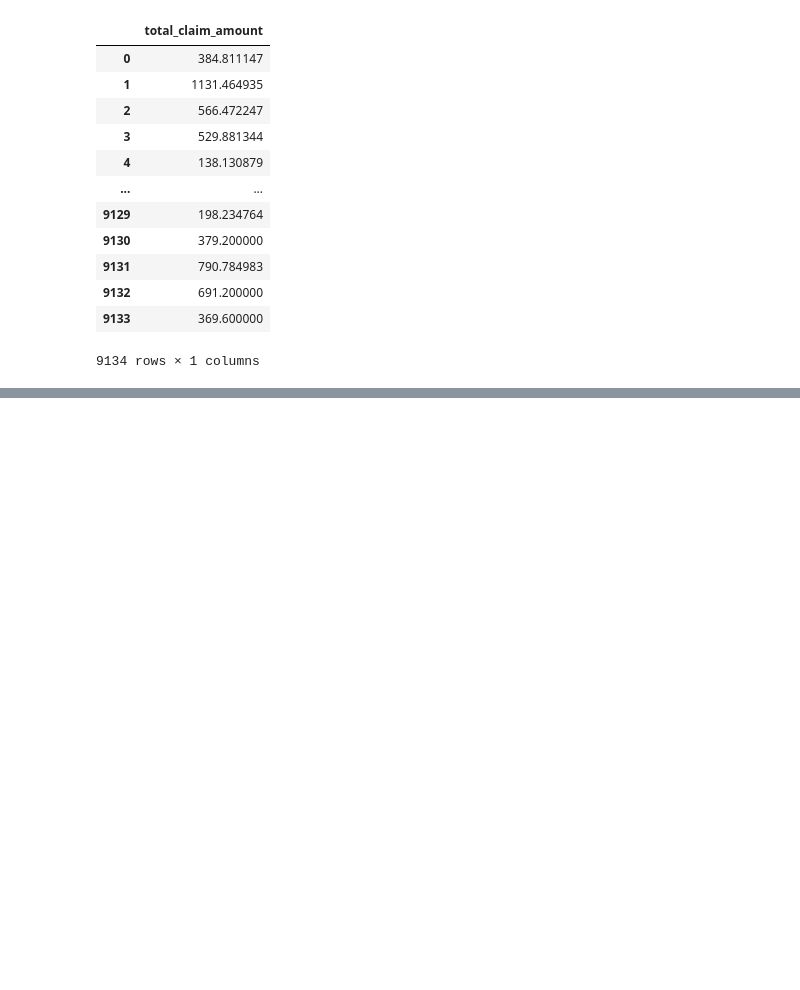
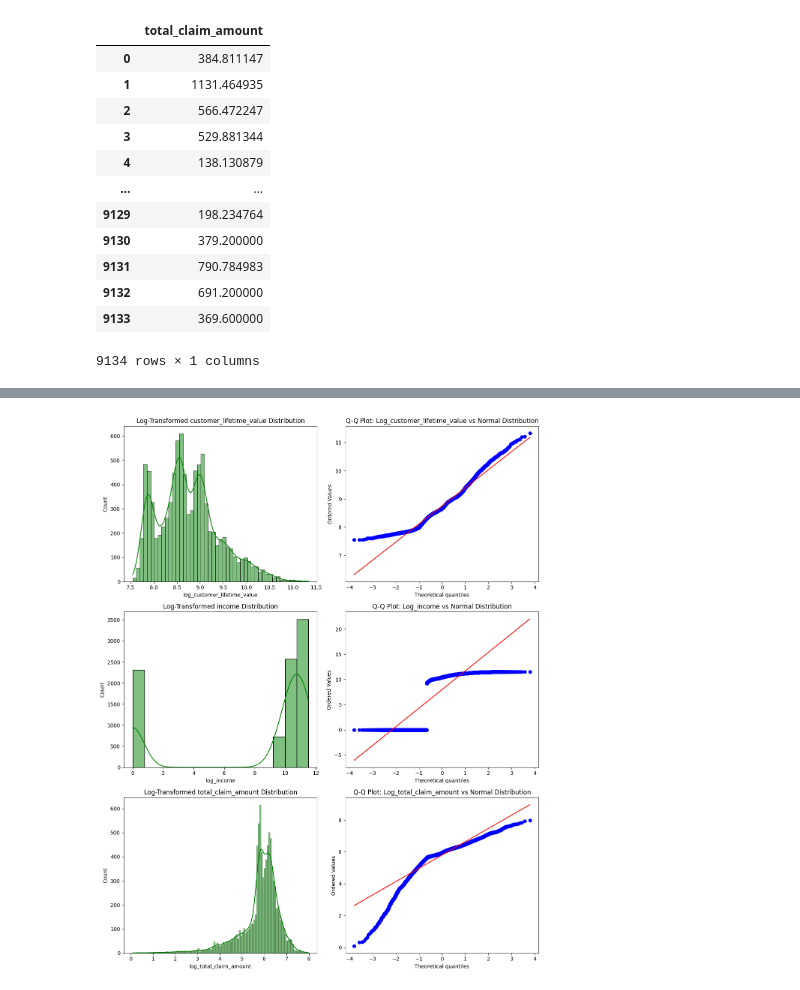
Before and after one commit to poojagit2000/lab-cleaning-numerical-data, a Jupyter notebook: files_for_lab/Customer_Analysis.ipynb, the cells around one changed output, grey strips where cells are left out. Drawn from its saved outputs; the diff is of its cells as text; code cells hidden in the pictures; blank space fills up the shorter version.

```diff
--- a/files_for_lab/Customer_Analysis.ipynb
+++ b/files_for_lab/Customer_Analysis.ipynb
@@ -806,0 +843,18 @@ MLP Regressor: Score = 0.8225
+# %%
+# Apply log transformation and re-check distributions (if needed)
+log_transformed_cols = ['customer_lifetime_value', 'income', 'total_claim_amount']
+for col in log_transformed_cols:
+    num_df[f'log_{col}'] = np.log(num_df[col] + 1)
+
+# Plot the transformed distributions
+fig, axes = plt.subplots(len(log_transformed_cols), 2, figsize=(12, 15))
+for i, col in enumerate(log_transformed_cols):
+    sns.histplot(num_df[f'log_{col}'], kde=True, ax=axes[i, 0], color='green')
+    axes[i, 0].set_title(f'Log-Transformed {col} Distribution')
+    probplot(num_df[f'log_{col}'], dist="norm", plot=axes[i, 1])
+    axes[i, 1].set_title(f'Q-Q Plot: Log_{col} vs Normal Distribution')
+
+plt.tight_layout()
+plt.show()
+# %% [output]
+[figure, added]
```
Also changed, not shown: parts of 11 cells of this notebook.
